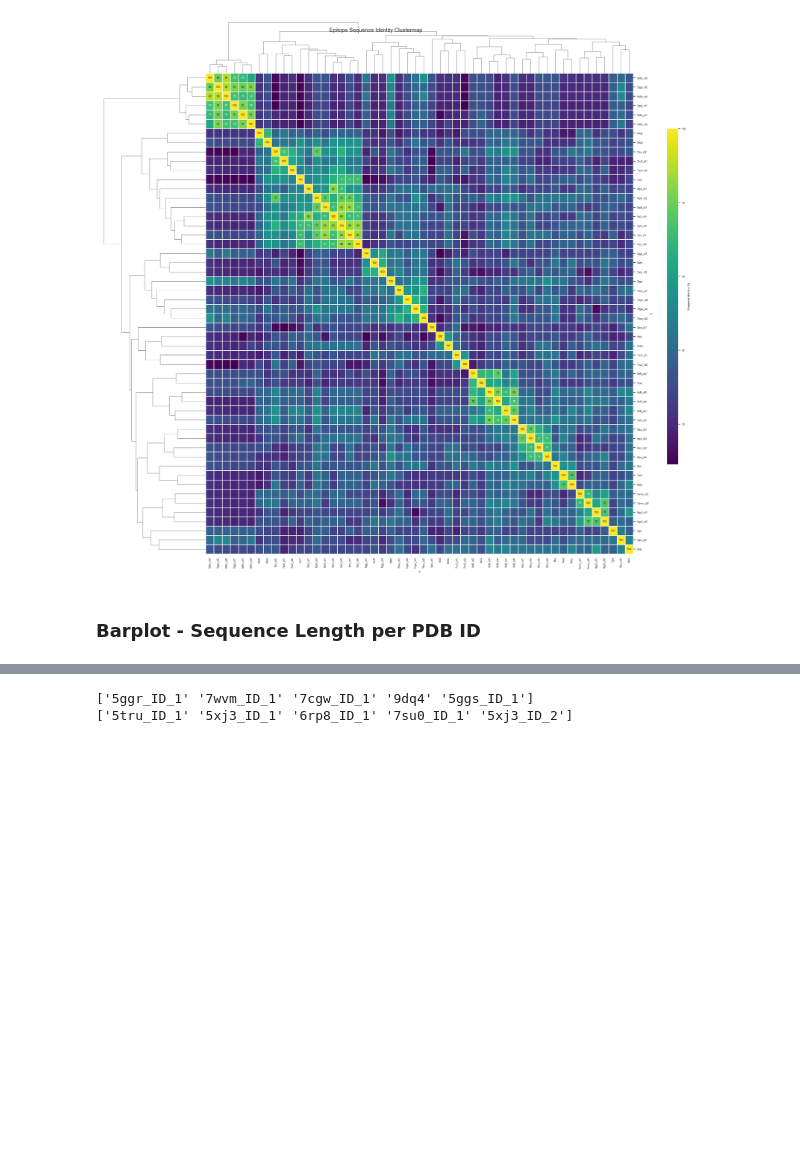
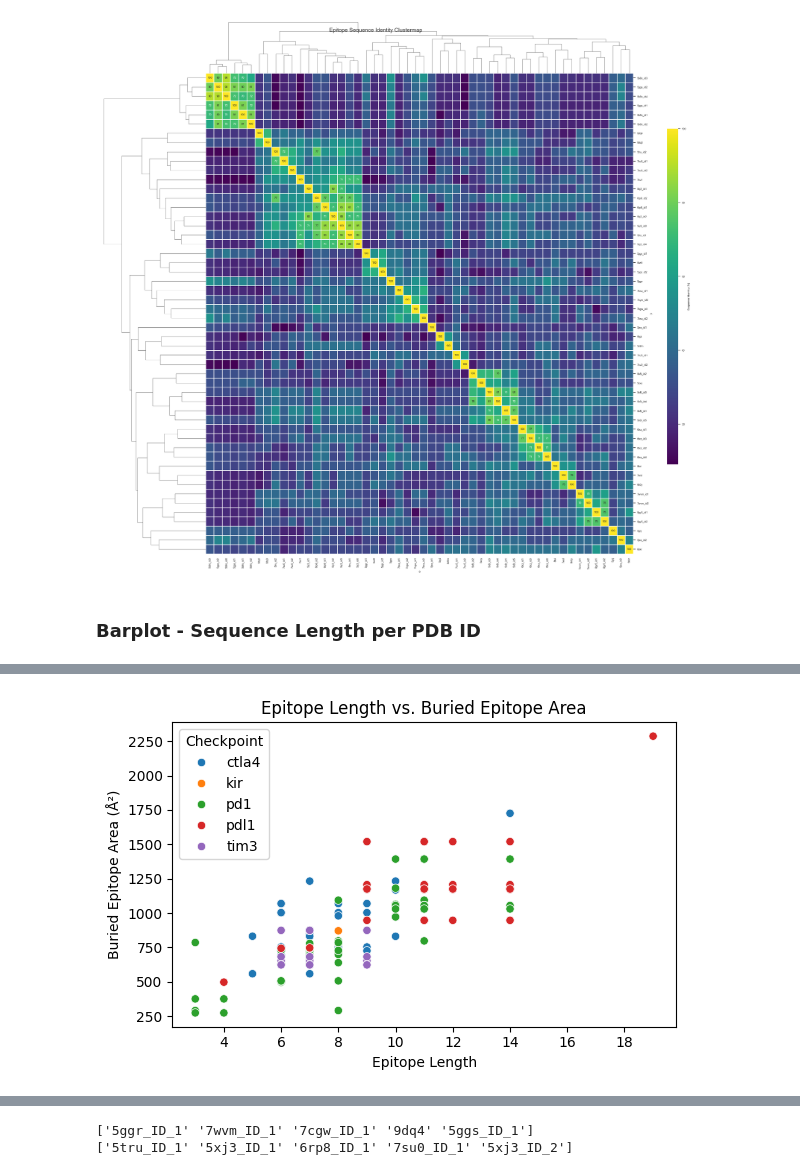
Before and after one commit to datascience-2025-group4/group04-team01, a Jupyter notebook: Structural Analysis_Paratope_Interface.ipynb, the cells around one changed output, grey strips where cells are left out. Cells and saved outputs as stored; diff of their text form; code cells hidden in the pictures; blank space fills up the shorter version.

Commit message:
binding_length_comparisons

```diff
--- a/Structural Analysis_Paratope_Interface.ipynb
+++ b/Structural Analysis_Paratope_Interface.ipynb
@@ -1441,0 +1442,22 @@ plt.show()
+# %%
+import pandas as pd
+section = "epitope"
+df_seq=pd.read_csv(f"data/structural_analysis/{section.capitalize()}/{section}_sequences_summary.csv")
+df_seq[f"{section}_length"] = df_seq[f"{section}_sequence"].str.len()
+df_seq_sorted_by_length = df_seq.sort_values(by=["folder", f"{section}_length"], ascending=[True, False])
+df_bsa = pd.read_csv(f'data/structural_analysis/Epitope/epitope_hbonds_salt_bridges_summary.csv')
+df_merged = df_seq.merge(df_bsa, on="pdb_id")
+import matplotlib.pyplot as plt
+import seaborn as sns
+
+plt.figure(figsize=(6, 4))
+sns.scatterplot(data=df_merged, x="epitope_length", y="buried_epitope_area", hue = "folder_x")
+
+plt.xlabel("Epitope Length")
+plt.ylabel("Buried Epitope Area (Å²)")
+plt.title("Epitope Length vs. Buried Epitope Area")
+plt.legend(title="Checkpoint")
+plt.tight_layout()
+plt.show()
+# %% [output]
+[figure, added]
```
Also changed, not shown: parts of 3 cells of this notebook, 7 other files.
